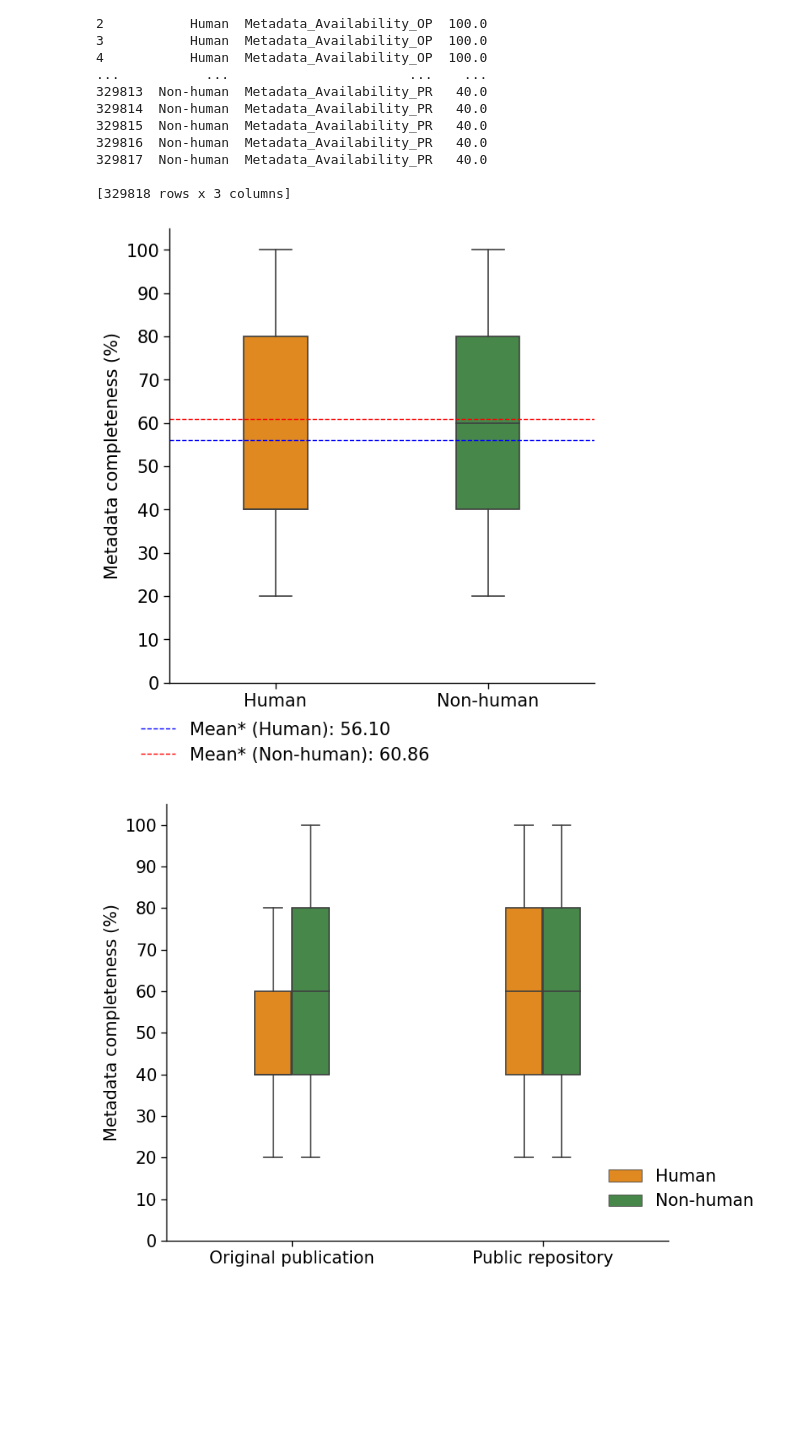
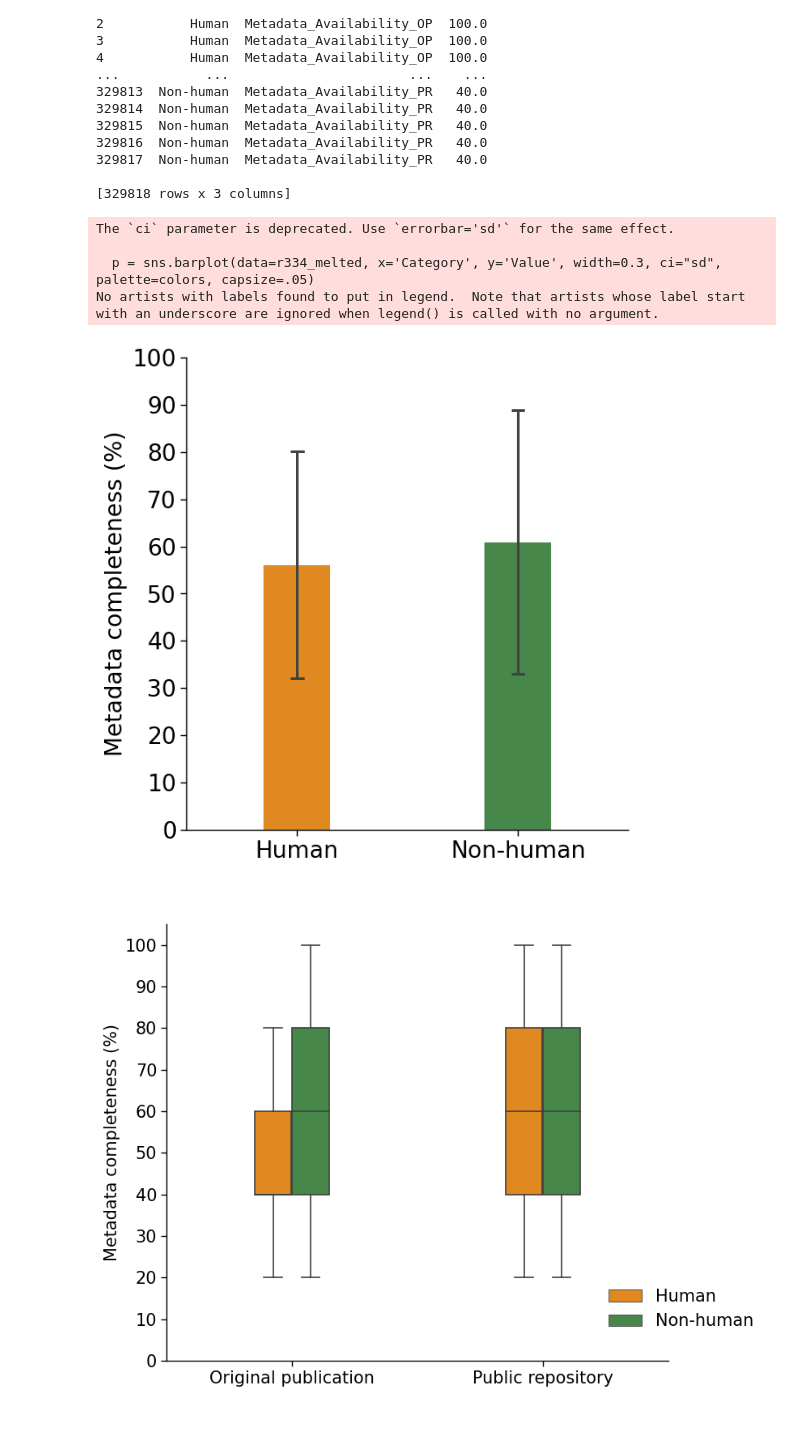
Before and after one commit to Mangul-Lab-USC/metadata-completeness, a Jupyter notebook: Notebooks/Main_Figures_metadata_project.ipynb, the cells around one changed output. Drawn from its saved outputs; the diff is of its cells as text; code cells hidden in the pictures; blank space fills up the shorter version.

```diff
--- a/Notebooks/Main_Figures_metadata_project.ipynb
+++ b/Notebooks/Main_Figures_metadata_project.ipynb
@@ -2012,47 +2615,51 @@ print(r334_melted)
 
 [329818 rows x 3 columns]
 # %%
-# Figure 8
+# Figure 7
 
 colors = ["#FF8C00", "#3D9140"]
 
 # Set the context and font scale
 sns.set_context("paper", font_scale=1)
 
 # Create a subplot
 fig, ax = plt.subplots(figsize=(6.5,7))  # Increase the figure width
 
 # Create a boxplot
-p = sns.boxplot(data=r334_melted, x='Category', y='Value', width=0.3, whis=1, fliersize=0, zorder=5, palette=colors)
+p = sns.barplot(data=r334_melted, x='Category', y='Value', width=0.3, ci="sd", palette=colors, capsize=.05)
 
 # Set the x-axis tick labels
 x_labels = ['Human', 'Non-human']
-p.set_xticklabels(x_labels, fontsize=15)
+p.set_xticklabels(x_labels, fontsize=19)
 
 # Set y-axis tick labels
-plt.yticks([0, 10, 20, 30, 40, 50, 60, 70, 80, 90, 100], fontsize=15)
+plt.yticks([0, 10, 20, 30, 40, 50, 60, 70, 80, 90, 100], fontsize=19)
 
 # Set y-axis limits
-plt.ylim(0, 105)
+plt.ylim(0, 100)
 
-p.set_xlabel(" ", fontsize=15)
-p.set_ylabel("Metadata completeness (%)", fontsize=15)
+p.set_xlabel(" ", fontsize=19)
+p.set_ylabel("Metadata completeness (%)", fontsize=19)
 
 mean_human = r334_melted.loc[r334_melted['Category'] == 'Human', 'Value'].mean()
 mean_non_human = r334_melted.loc[r334_melted['Category'] == 'Non-human', 'Value'].mean()
 
-ax.axhline(mean_human, color='blue', linestyle='--', label=f'Mean* (Human): {mean_human:.2f}', linewidth=1)
-ax.axhline(mean_non_human, color='red', linestyle='--', label=f'Mean* (Non-human): {mean_non_human:.2f}', linewidth=1)
+#ax.axhline(mean_human, color='blue', linestyle='--', label=f'Mean* (Human): {mean_human:.2f}', linewidth=1)
+#ax.axhline(mean_non_human, color='red', linestyle='--', label=f'Mean* (Non-human): {mean_non_human:.2f}', linewidth=1)
 
 
 # Remove spines (top and right borders)
 sns.despine()
 
 # Add a legend
-plt.legend(bbox_to_anchor=(0.65, -0.05), loc="upper right", frameon=False, fontsize=15)
+plt.legend(bbox_to_anchor=(0.65, -0.05), loc="upper right", frameon=False, fontsize=19)
 
 # Show the plot
-plt.savefig('Figure_8.png', dpi=300, bbox_inches='tight', pad_inches=2)
+plt.savefig('Figure_7-1204.png', dpi=300, bbox_inches='tight', pad_inches=2)
 # %% [output]
+The `ci` parameter is deprecated. Use `errorbar='sd'` for the same effect.
+
+  p = sns.barplot(data=r334_melted, x='Category', y='Value', width=0.3, ci="sd", palette=colors, capsize=.05)
+No artists with labels found to put in legend.  Note that artists whose label start with an underscore are ignored when legend() is called with no argument.
-[figure, old version]
+[figure, new version]
 # %%
```
Also changed, not shown: parts of 61 cells of this notebook, 44 other files.
